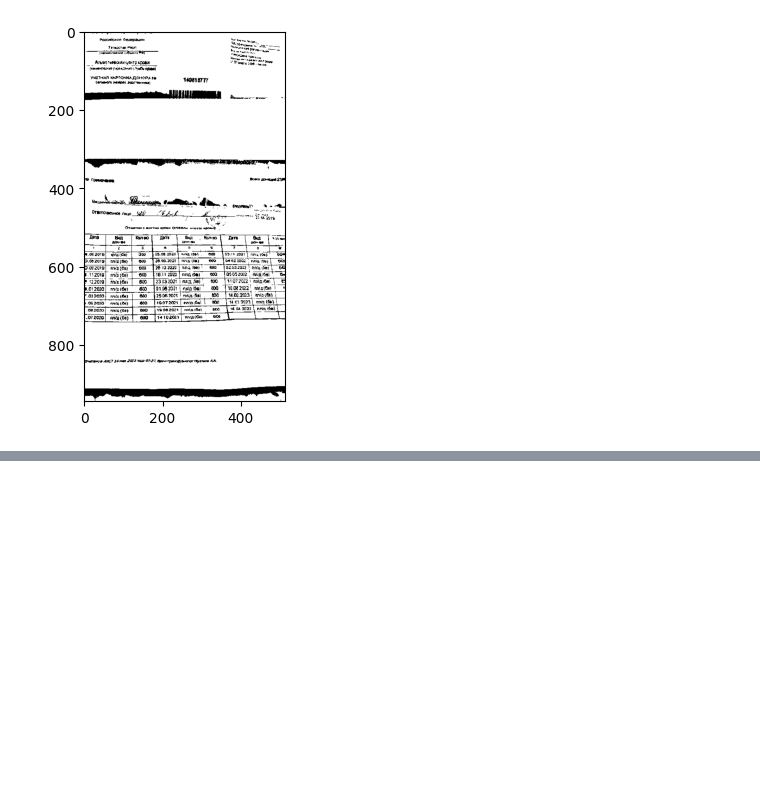
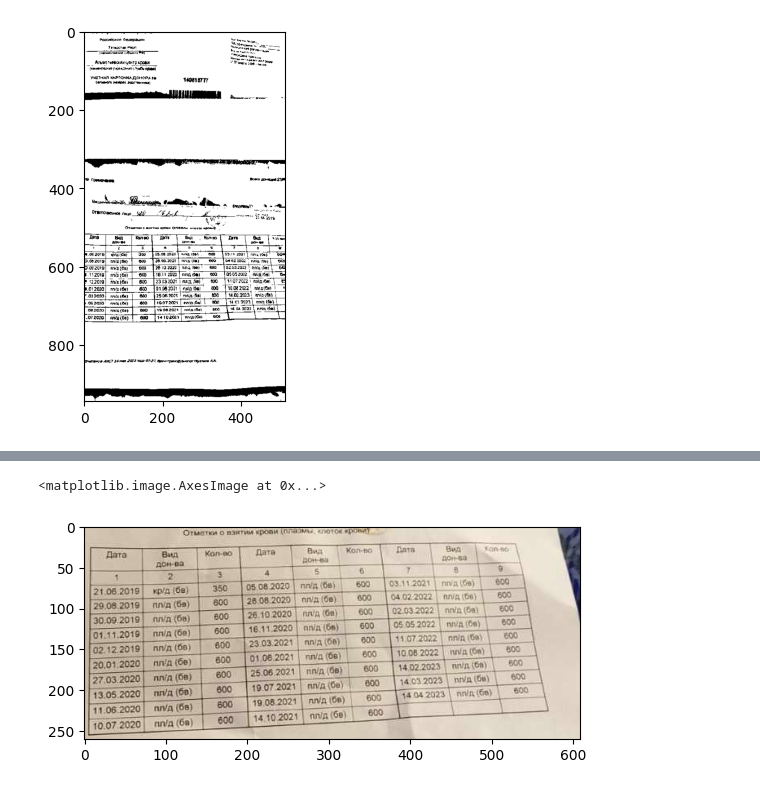
Before and after one commit to Elena198757/Quick-tables, a Jupyter notebook: table.ipynb, the cells around one changed output, grey strips where cells are left out. Drawn from its saved outputs; the diff is of its cells as text; code cells hidden in the pictures; blank space fills up the shorter version.

```diff
--- a/table.ipynb
+++ b/table.ipynb
@@ -318,0 +428,19 @@ plt.imshow(im)
+# %%
+# find contours in the thresholded image and grab the largest one,
+# which we will assume is the stats table
+cnts = cv2.findContours(thresh.copy(), cv2.RETR_EXTERNAL,
+	cv2.CHAIN_APPROX_SIMPLE)
+cnts = imutils.grab_contours(cnts)
+tableCnt = max(cnts, key=cv2.contourArea)
+
+# compute the bounding box coordinates of the stats table and extract
+# the table from the input image
+(x, y, w, h) = cv2.boundingRect(tableCnt)
+table = image[y:y + h, x:x + w]
+
+# show the original input image and extracted table to our screen
+# plt.imshow(image)
+plt.imshow(table)
+# %% [output]
+<matplotlib.image.AxesImage at 0x...>
+[figure, added]
```
Also changed, not shown: parts of 15 cells of this notebook.
